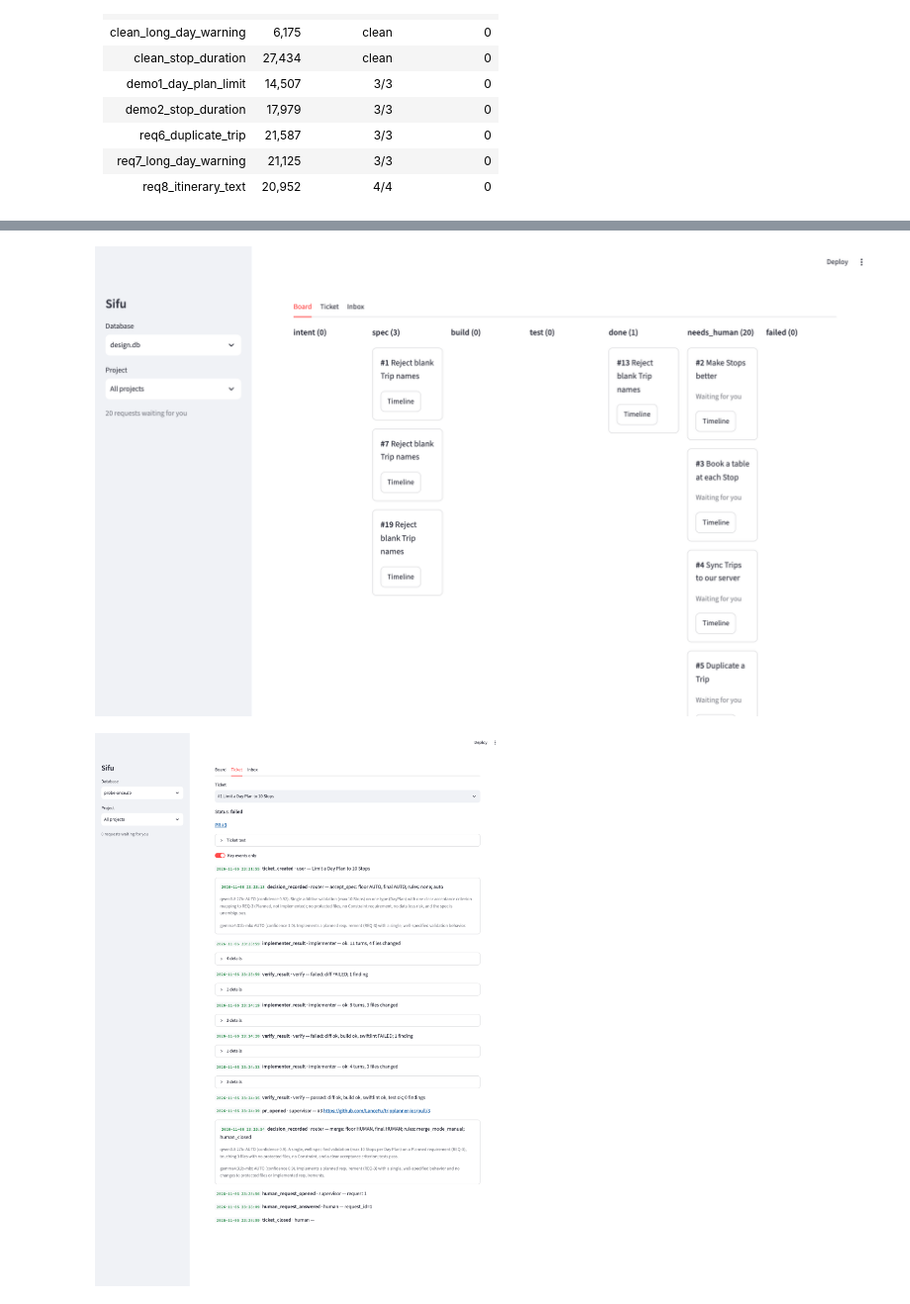
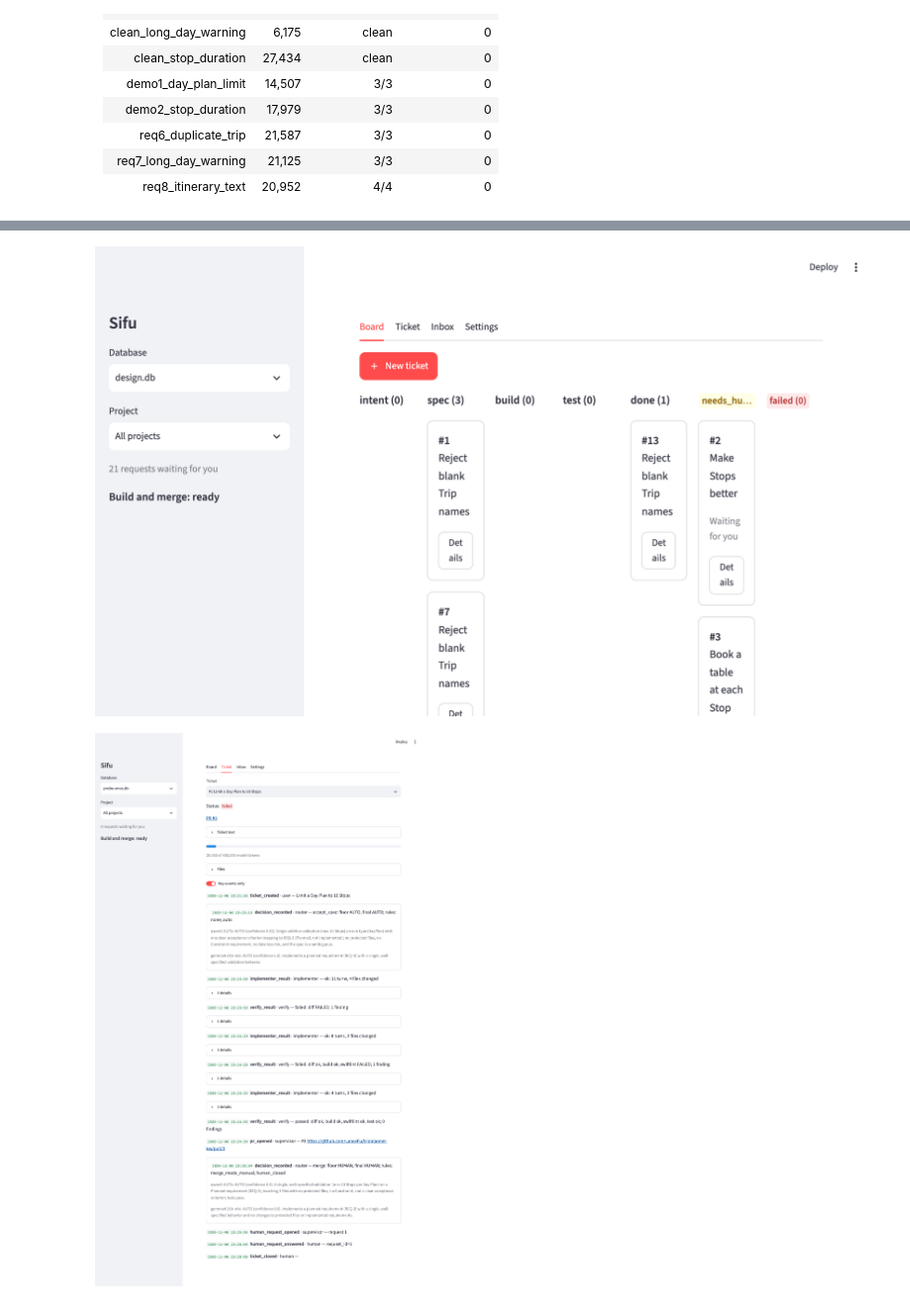
Before and after one commit to LanceFu/sifu, a Jupyter notebook: notebooks/sifu_demo.ipynb, the cells around one changed output, grey strips where cells are left out. Shown at 99% size. Cells and saved outputs as stored; diff of their text form; code cells hidden in the pictures.

```diff
--- a/notebooks/sifu_demo.ipynb
+++ b/notebooks/sifu_demo.ipynb
@@ -343,10 +349,10 @@ the timeline on `probe-once.db` (the fix round behind PR #3).
 # %%
 from IPython.display import Image, display
 
 from sifu.demo import ROOT
 
-for name in ("ui-board.png", "ui-timeline.png", "ui-inbox.png"):
+for name in ("ui-board.png", "ui-timeline.png", "ui-inbox.png", "ui-settings.png"):
     display(Image(filename=str(ROOT / "docs" / "ui" / name), width=900))
 # %% [output]
-[figure, old version]
+[figure, new version]
-[figure, old version]
+[figure, new version]
```
Also changed, not shown: parts of 2 cells of this notebook, 5 other files.
